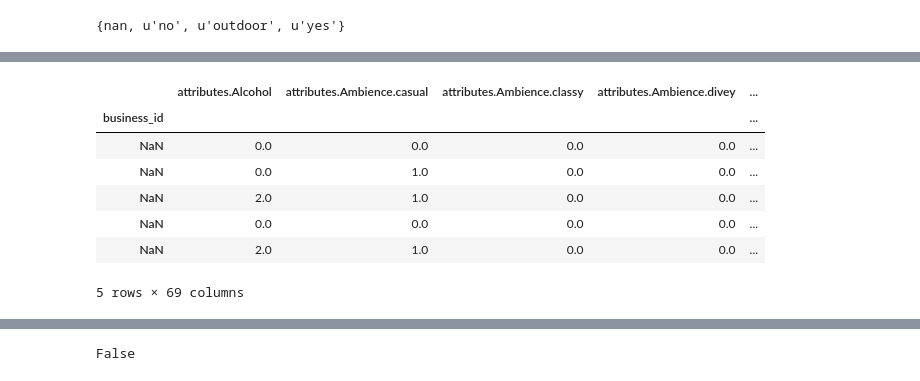
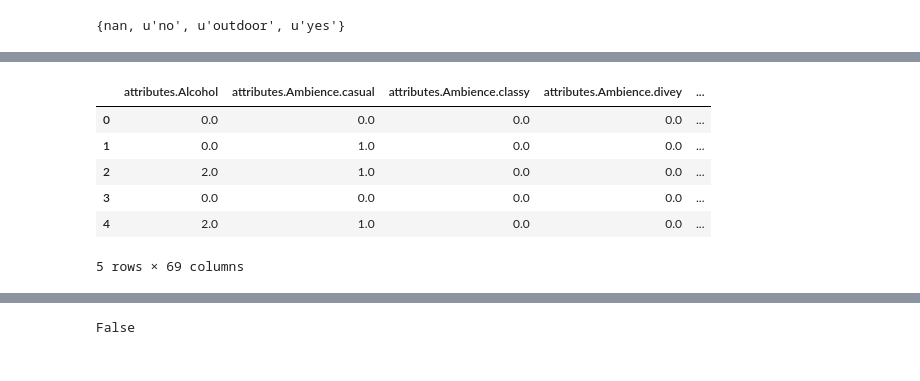
Before and after one commit to IvanTodorovic78/Capstone2, a Jupyter notebook: Restaurants.ipynb, the cells around one changed output, grey strips where cells are left out. Saved outputs shown, nothing was run; the diff lists cells and outputs as text; code cells hidden in the pictures.

```diff
--- a/Restaurants.ipynb
+++ b/Restaurants.ipynb
@@ -401,13 +281,14 @@ Index([u'attributes.Alcohol', u'attributes.Ambience.casual',
 # %%
-featuresdf3 = featuresdf2.drop([u'attributes.BYOB', u'attributes.BYOBCorkage', u'attributes.Corkage', u'categories', u'postal_code'], axis=1)
-featuresdf3 = featuresdf3.set_index(u'business_id')
+# drop columns that are not used
+business_id = featuresdf1[u'business_id'].reset_index(drop=True)
+featuresdf3 = featuresdf2.drop([u'business_id', u'attributes.BYOB', u'attributes.BYOBCorkage', u'attributes.Corkage', u'categories', u'postal_code'], axis=1)
+featuresdf3 = featuresdf3.reset_index(drop=True)
 featuresdf3.head()
 # %% [output]
 |  | attributes.Alcohol | attributes.Ambience.casual | attributes.Ambience.classy | attributes.Ambience.divey | ... |
-| business_id |  |  |  |  | ... |
-| NaN | 0.0 | 0.0 | 0.0 | 0.0 | ... |
-| NaN | 0.0 | 1.0 | 0.0 | 0.0 | ... |
-| NaN | 2.0 | 1.0 | 0.0 | 0.0 | ... |
-| NaN | 0.0 | 0.0 | 0.0 | 0.0 | ... |
-| NaN | 2.0 | 1.0 | 0.0 | 0.0 | ... |
+| 0 | 0.0 | 0.0 | 0.0 | 0.0 | ... |
+| 1 | 0.0 | 1.0 | 0.0 | 0.0 | ... |
+| 2 | 2.0 | 1.0 | 0.0 | 0.0 | ... |
+| 3 | 0.0 | 0.0 | 0.0 | 0.0 | ... |
+| 4 | 2.0 | 1.0 | 0.0 | 0.0 | ... |
 5 rows × 69 columns
```
Also changed, not shown: parts of 91 cells of this notebook, 1 other file.
